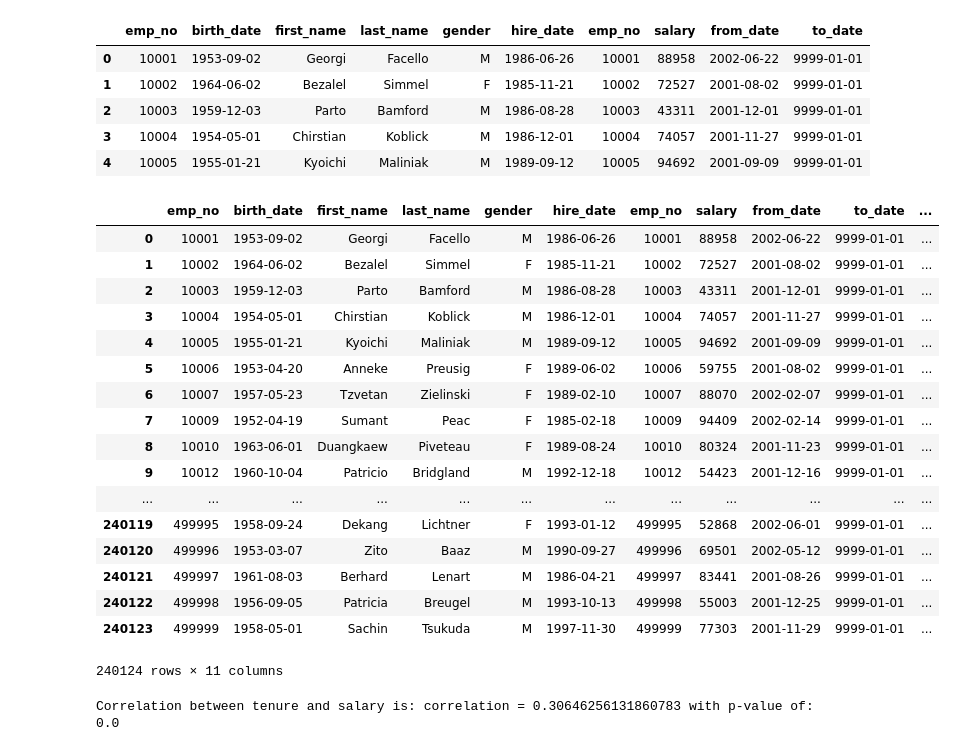
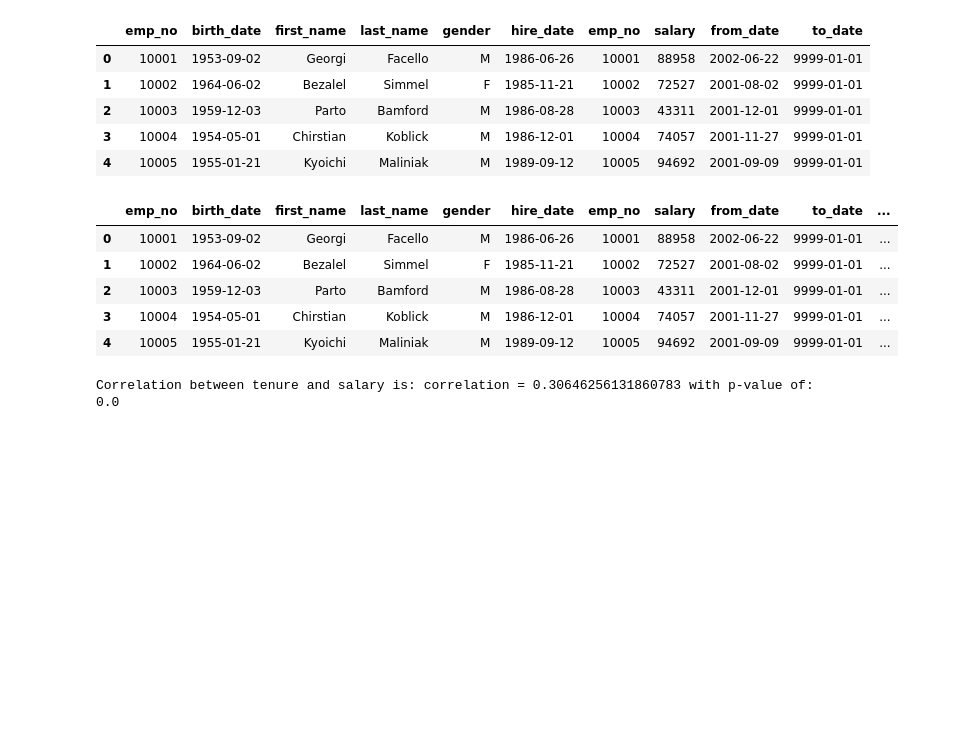
Before and after one commit to Jacqueline-A-Shay/statistics-exercises, a Jupyter notebook: hypothesis_testing.ipynb, the cells around one changed output. Drawn from its saved outputs; the diff is of its cells as text; code cells hidden in the pictures; blank space fills up the shorter version.

```diff
--- a/hypothesis_testing.ipynb
+++ b/hypothesis_testing.ipynb
@@ -295,28 +317,16 @@ from datetime import timedelta
 # %%
 #sal_emp["now"] = pd.Timestamp.now().date()
 sal_emp["tenure"] = ((pd.Timestamp.now().date()) - sal_emp.hire_date).dt.days.astype(int)
 #salary.tenure = salary.tenure.str.strip(" days")
 # salary.tenure = salary.tenure.astype(timedelta).map(lambda x: np.nan if pd.isnull(x) else x.days)
-sal_emp
+sal_emp.head()
 # %% [output]
 |  | emp_no | birth_date | first_name | last_name | gender | hire_date | emp_no | salary | from_date | to_date | ... |
 | 0 | 10001 | 1953-09-02 | Georgi | Facello | M | 1986-06-26 | 10001 | 88958 | 2002-06-22 | 9999-01-01 | ... |
 | 1 | 10002 | 1964-06-02 | Bezalel | Simmel | F | 1985-11-21 | 10002 | 72527 | 2001-08-02 | 9999-01-01 | ... |
 | 2 | 10003 | 1959-12-03 | Parto | Bamford | M | 1986-08-28 | 10003 | 43311 | 2001-12-01 | 9999-01-01 | ... |
 | 3 | 10004 | 1954-05-01 | Chirstian | Koblick | M | 1986-12-01 | 10004 | 74057 | 2001-11-27 | 9999-01-01 | ... |
 | 4 | 10005 | 1955-01-21 | Kyoichi | Maliniak | M | 1989-09-12 | 10005 | 94692 | 2001-09-09 | 9999-01-01 | ... |
-| 5 | 10006 | 1953-04-20 | Anneke | Preusig | F | 1989-06-02 | 10006 | 59755 | 2001-08-02 | 9999-01-01 | ... |
-| 6 | 10007 | 1957-05-23 | Tzvetan | Zielinski | F | 1989-02-10 | 10007 | 88070 | 2002-02-07 | 9999-01-01 | ... |
-| 7 | 10009 | 1952-04-19 | Sumant | Peac | F | 1985-02-18 | 10009 | 94409 | 2002-02-14 | 9999-01-01 | ... |
-| 8 | 10010 | 1963-06-01 | Duangkaew | Piveteau | F | 1989-08-24 | 10010 | 80324 | 2001-11-23 | 9999-01-01 | ... |
-| 9 | 10012 | 1960-10-04 | Patricio | Bridgland | M | 1992-12-18 | 10012 | 54423 | 2001-12-16 | 9999-01-01 | ... |
-| ... | ... | ... | ... | ... | ... | ... | ... | ... | ... | ... | ... |
-| 240119 | 499995 | 1958-09-24 | Dekang | Lichtner | F | 1993-01-12 | 499995 | 52868 | 2002-06-01 | 9999-01-01 | ... |
-| 240120 | 499996 | 1953-03-07 | Zito | Baaz | M | 1990-09-27 | 499996 | 69501 | 2002-05-12 | 9999-01-01 | ... |
-| 240121 | 499997 | 1961-08-03 | Berhard | Lenart | M | 1986-04-21 | 499997 | 83441 | 2001-08-26 | 9999-01-01 | ... |
-| 240122 | 499998 | 1956-09-05 | Patricia | Breugel | M | 1993-10-13 | 499998 | 55003 | 2001-12-25 | 9999-01-01 | ... |
-| 240123 | 499999 | 1958-05-01 | Sachin | Tsukuda | M | 1997-11-30 | 499999 | 77303 | 2001-11-29 | 9999-01-01 | ... |
-240124 rows × 11 columns
 # %%
 r, p = stats.pearsonr(sal_emp.tenure, sal_emp.salary)
 print("Correlation between tenure and salary is: correlation =",r, "with p-value of: ",p)
```
Also changed, not shown: parts of 29 cells of this notebook.
